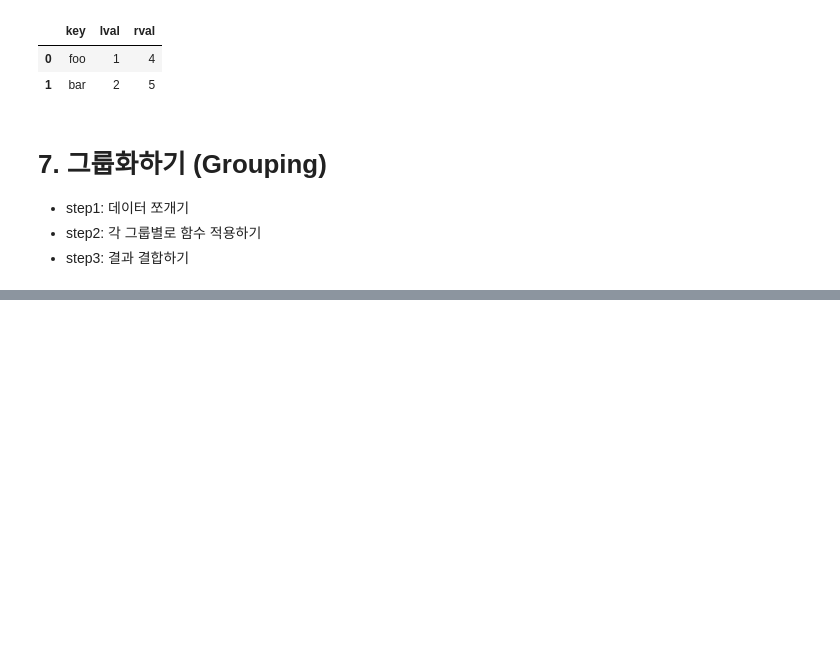
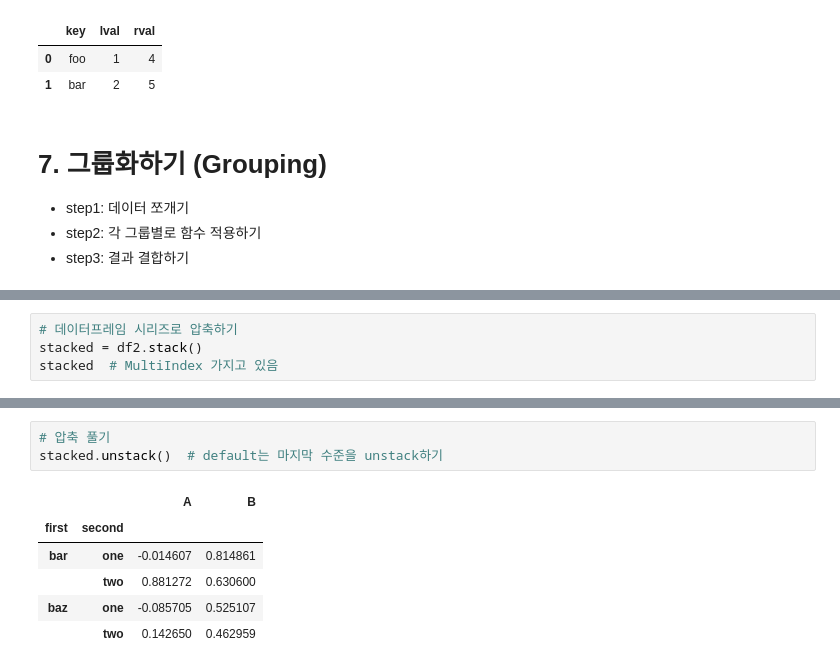
Before and after one commit to hanna-joo/Edu_BigData, a Jupyter notebook: python_edu/pandas_basic.ipynb, the cells around one changed output, grey strips where cells are left out. Cells and saved outputs as stored; diff of their text form; blank space fills up the shorter version.

```diff
--- a/python_edu/pandas_basic.ipynb
+++ b/python_edu/pandas_basic.ipynb
@@ -669,0 +707,4 @@ df.groupby(['A','B']).sum()
+# %%
+# 데이터프레임 시리즈로 압축하기
+stacked = df2.stack()
+stacked  # MultiIndex 가지고 있음
@@ -669,0 +722,10 @@ df.groupby(['A','B']).sum()
+# %%
+# 압축 풀기
+stacked.unstack()  # default는 마지막 수준을 unstack하기
+# %% [output]
+|  |  | A | B |
+| first | second |  |  |
+| bar | one | -0.014607 | 0.814861 |
+|  | two | 0.881272 | 0.630600 |
+| baz | one | -0.085705 | 0.525107 |
+|  | two | 0.142650 | 0.462959 |
```
Also changed, not shown: parts of 56 cells of this notebook.
